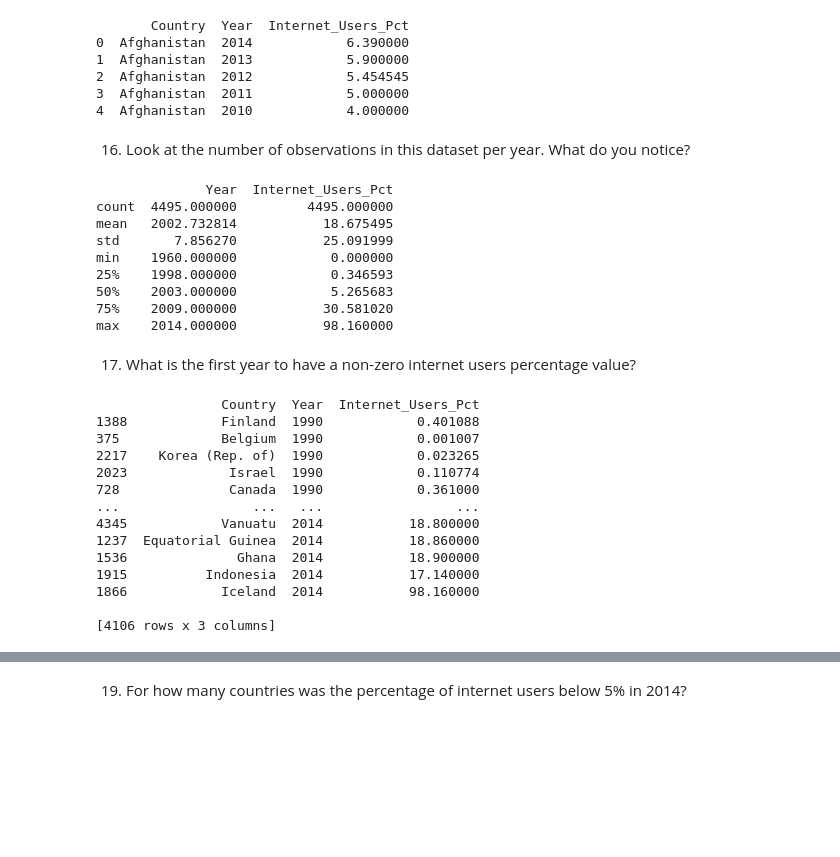
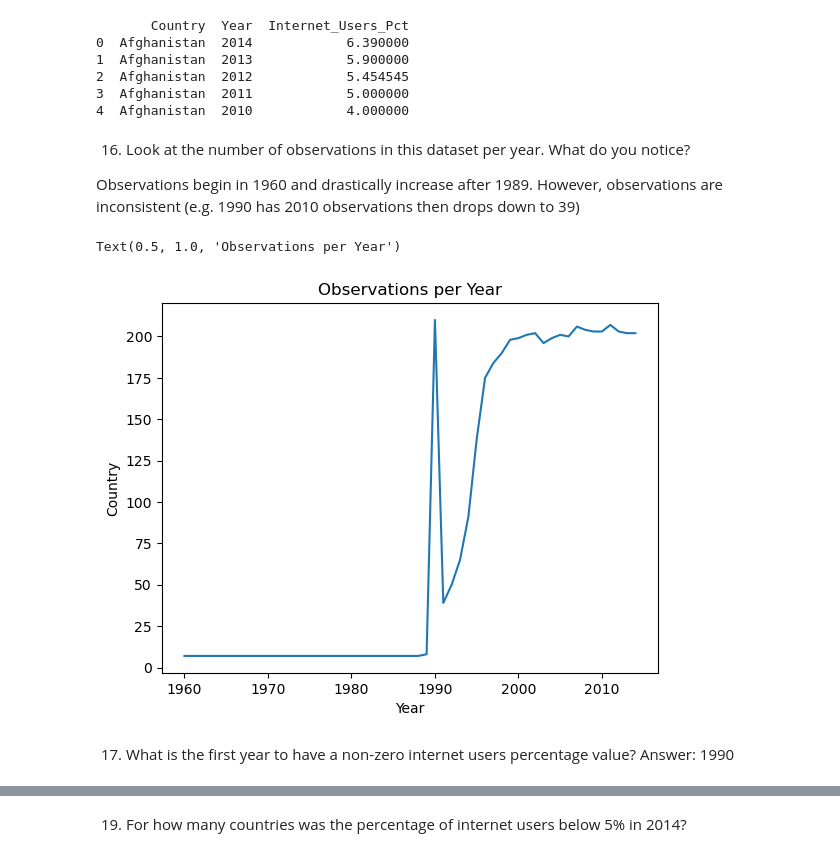
Before and after one commit to NSS-Data-Analytics-Cohort-10/gdp-and-internet-usage-elisianguyen, a Jupyter notebook: notebooks/gdp_and_internet_usage.ipynb, the cells around one changed output, grey strips where cells are left out. Drawn from its saved outputs; the diff is of its cells as text; code cells hidden in the pictures; blank space fills up the shorter version.

```diff
--- a/notebooks/gdp_and_internet_usage.ipynb
+++ b/notebooks/gdp_and_internet_usage.ipynb
@@ -346,37 +347,16 @@ print(internet_df.head())
 4  Afghanistan  2010            4.000000
 # %% [markdown]
 16. Look at the number of observations in this dataset per year. What do you notice?
+
+Observations begin in 1960 and drastically increase after 1989. However, observations are inconsistent (e.g. 1990 has 2010 observations then drops down to 39)
 # %%
-print(internet_df.describe())
+observations = internet_df.groupby("Year")["Country"].count()
+
+sns.lineplot(data=observations)
+plt.title("Observations per Year")
 # %% [output]
-              Year  Internet_Users_Pct
-count  4495.000000         4495.000000
-mean   2002.732814           18.675495
-std       7.856270           25.091999
-min    1960.000000            0.000000
-25%    1998.000000            0.346593
-50%    2003.000000            5.265683
-75%    2009.000000           30.581020
-max    2014.000000           98.160000
+Text(0.5, 1.0, 'Observations per Year')
+[figure, added]
 # %% [markdown]
 17. What is the first year to have a non-zero internet users percentage value?
+Answer: 1990
-# %%
-#ANSWER: 1990
-
-non_zero = internet_df[internet_df["Internet_Users_Pct"]!=0].sort_values("Year")
-print(non_zero)
-# %% [output]
-                Country  Year  Internet_Users_Pct
-1388            Finland  1990            0.401088
-375             Belgium  1990            0.001007
-2217    Korea (Rep. of)  1990            0.023265
-2023             Israel  1990            0.110774
-728              Canada  1990            0.361000
-...                 ...   ...                 ...
-4345            Vanuatu  2014           18.800000
-1237  Equatorial Guinea  2014           18.860000
-1536              Ghana  2014           18.900000
-1915          Indonesia  2014           17.140000
-1866            Iceland  2014           98.160000
-
-[4106 rows x 3 columns]
```
Also changed, not shown: parts of 19 cells of this notebook.
